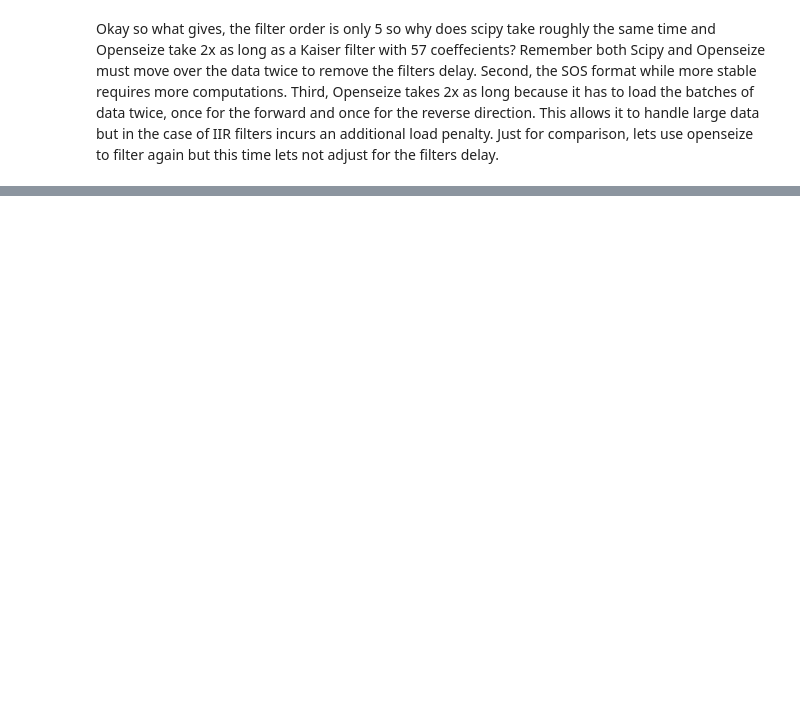
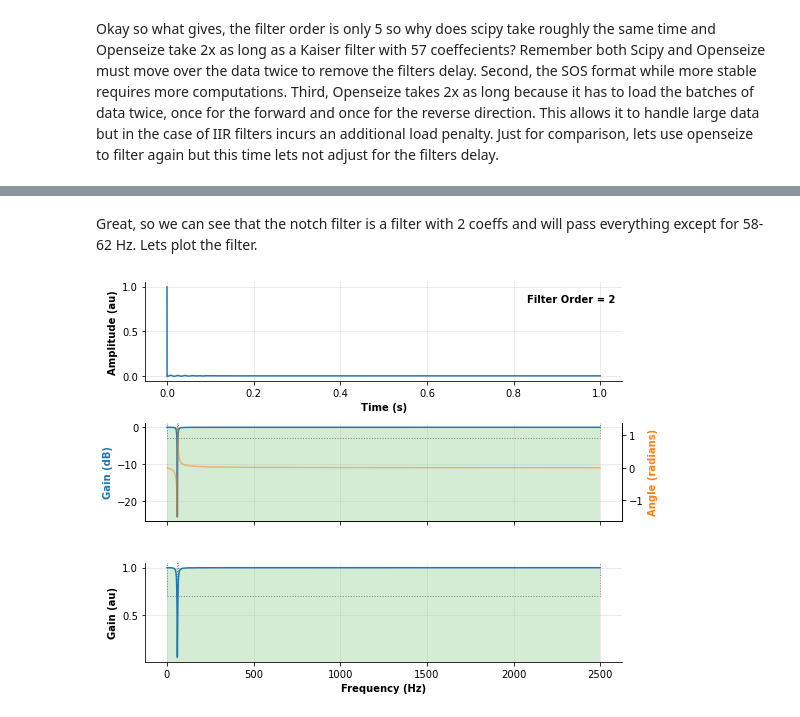
Before and after one commit to mscaudill/openseize, a Jupyter notebook: demos/filtering.ipynb, the cells around one changed output, grey strips where cells are left out. Saved outputs shown, nothing was run; the diff lists cells and outputs as text; code cells hidden in the pictures; blank space fills up the shorter version.

Commit message:
Filtering demo now includes all IIR examples as well as notch IIRs

```diff
--- a/demos/filtering.ipynb
+++ b/demos/filtering.ipynb
@@ -1337,0 +1371,4 @@ The error here is on the last reverse direction end. OZ and SP agree if the filt
+# %%
+# so the Notch requires a stop frequency, the width around the stop freq. and the sample rate
+notch = iir.Notch(60, width=6, fs=5000)
+print(notch)
@@ -1337,0 +1393,6 @@ The error here is on the last reverse direction end. OZ and SP agree if the filt
+# %% [markdown]
+Great, so we can see that the notch filter is a filter with 2 coeffs and will pass everything except for 58-62 Hz. Lets plot the filter.
+# %%
+notch.plot()
+# %% [output]
+[figure, added]
```
Also changed, not shown: parts of 38 cells of this notebook.
